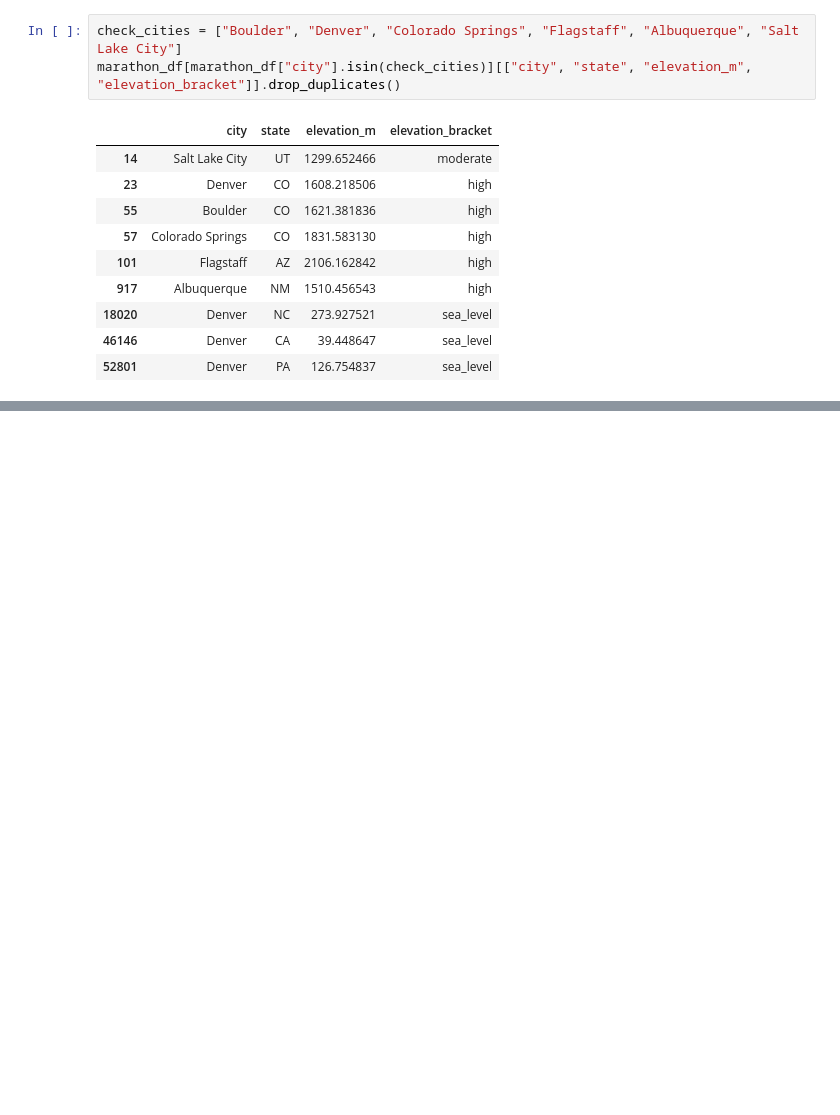
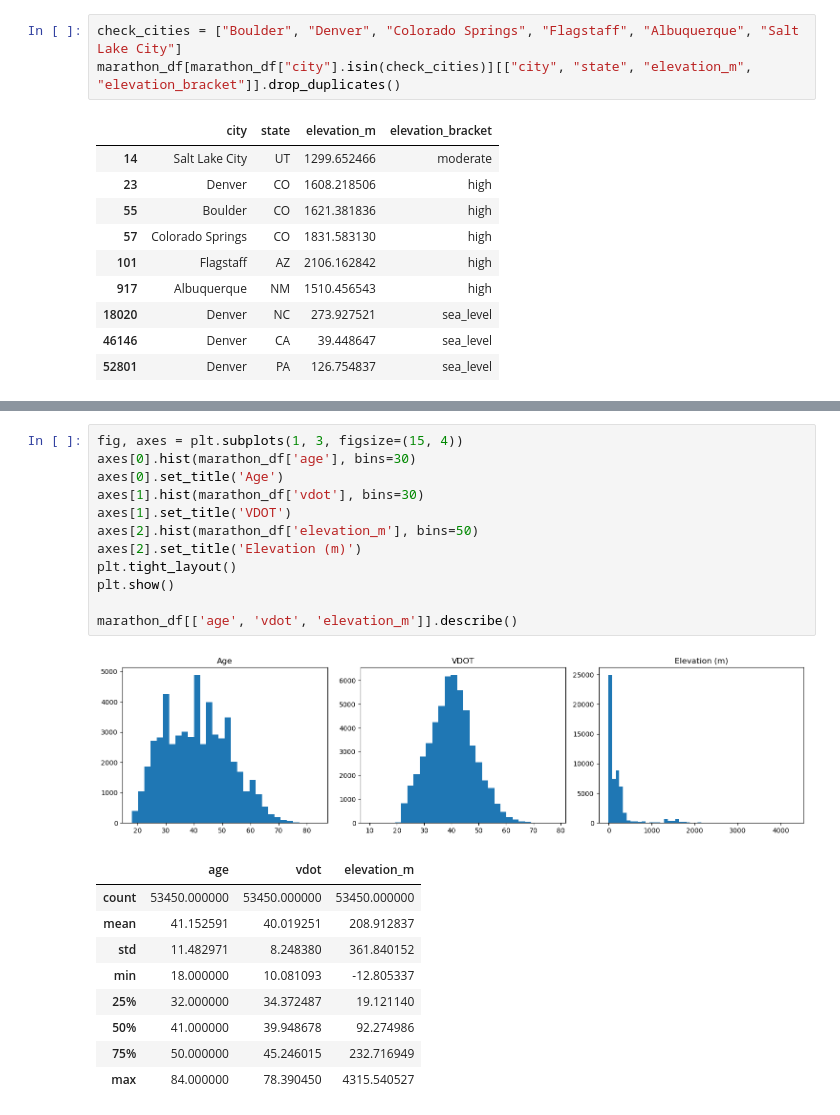
Before and after one commit to Hakeber21/top-of-the-hill, a Jupyter notebook: TopOfTheHill.ipynb, the cells around one changed output, grey strips where cells are left out. Saved outputs shown, nothing was run; the diff lists cells and outputs as text; blank space fills up the shorter version.

```diff
--- a/TopOfTheHill.ipynb
+++ b/TopOfTheHill.ipynb
@@ -416,0 +511,23 @@ marathon_df[marathon_df["city"].isin(check_cities)][["city", "state", "elevation
+# %%
+fig, axes = plt.subplots(1, 3, figsize=(15, 4))
+axes[0].hist(marathon_df['age'], bins=30)
+axes[0].set_title('Age')
+axes[1].hist(marathon_df['vdot'], bins=30)
+axes[1].set_title('VDOT')
+axes[2].hist(marathon_df['elevation_m'], bins=50)
+axes[2].set_title('Elevation (m)')
+plt.tight_layout()
+plt.show()
+
+marathon_df[['age', 'vdot', 'elevation_m']].describe()
+# %% [output]
+[figure, added]
+|  | age | vdot | elevation_m |
+| count | 53450.000000 | 53450.000000 | 53450.000000 |
+| mean | 41.152591 | 40.019251 | 208.912837 |
+| std | 11.482971 | 8.248380 | 361.840152 |
+| min | 18.000000 | 10.081093 | -12.805337 |
+| 25% | 32.000000 | 34.372487 | 19.121140 |
+| 50% | 41.000000 | 39.948678 | 92.274986 |
+| 75% | 50.000000 | 45.246015 | 232.716949 |
+| max | 84.000000 | 78.390450 | 4315.540527 |
```
Also changed, not shown: parts of 35 cells of this notebook.
